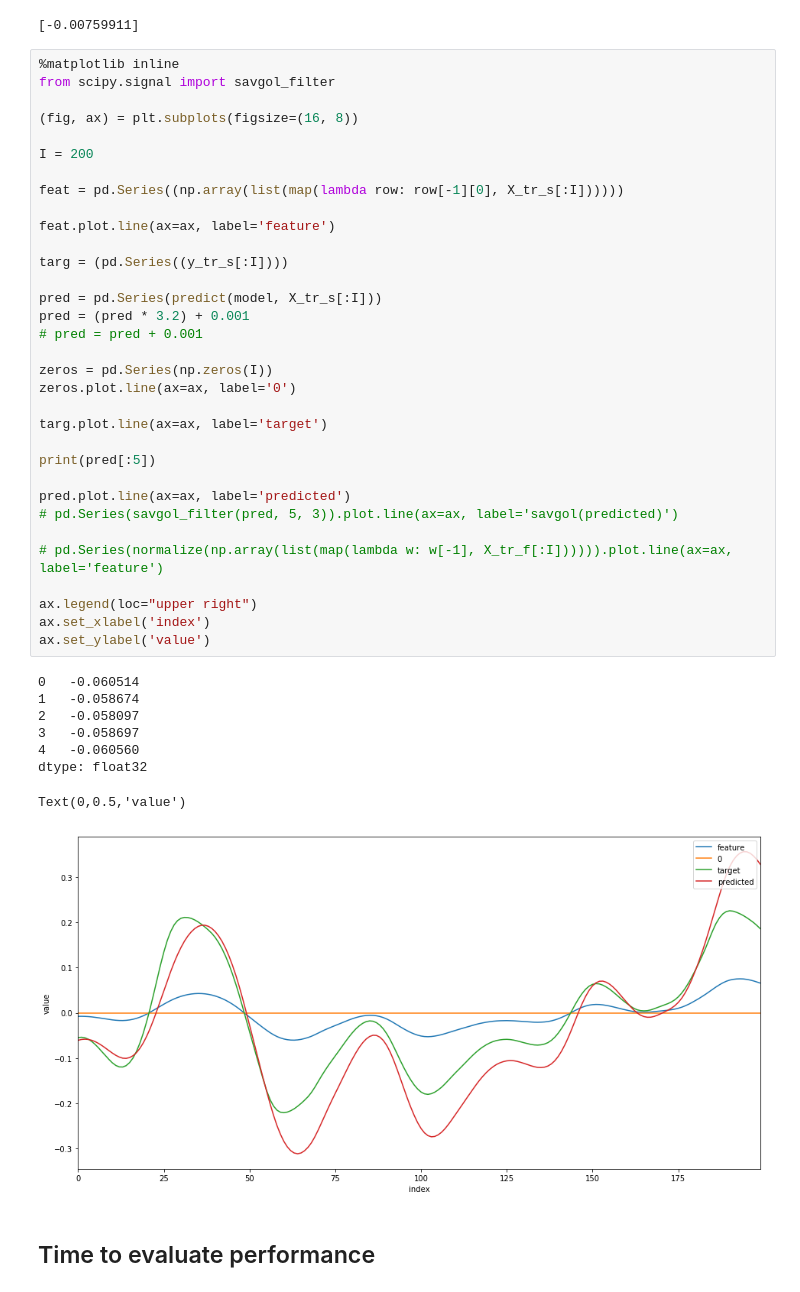
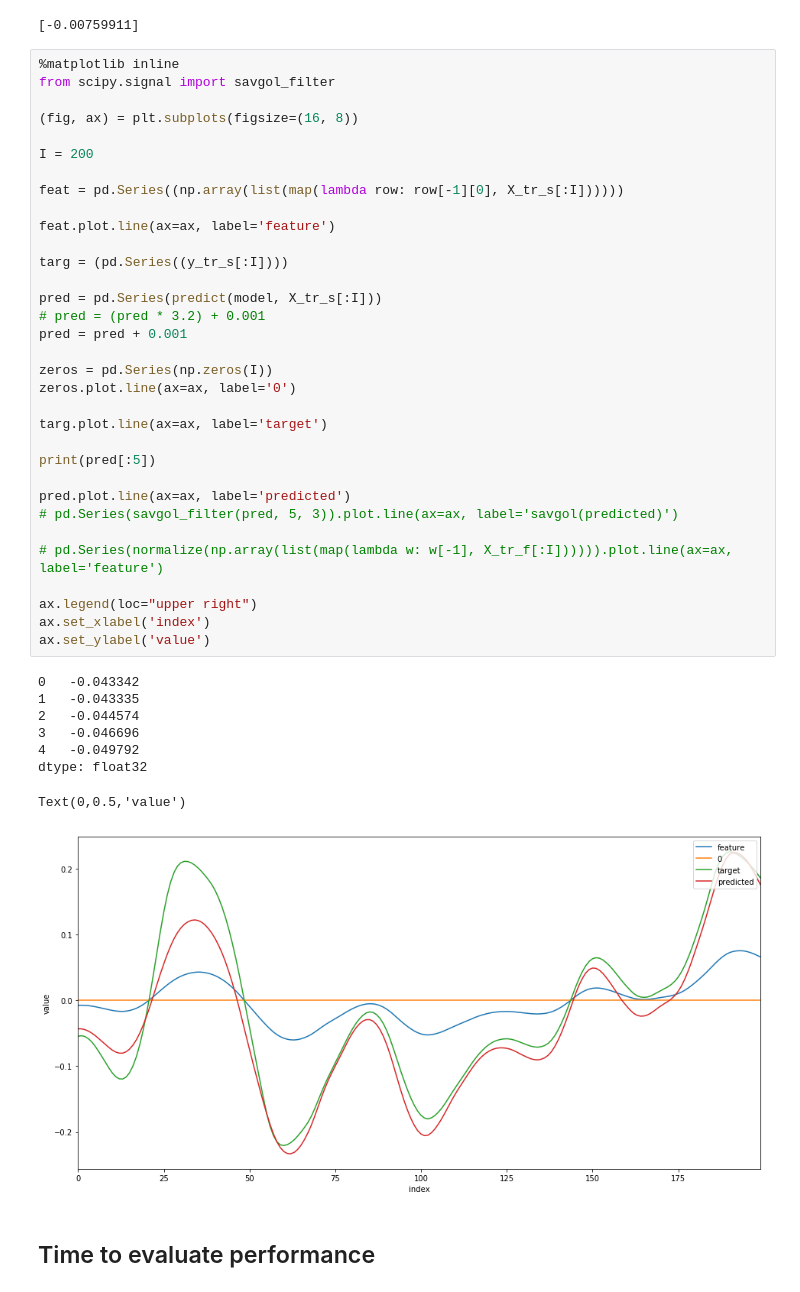
Before and after one commit to naissur/lextac-amp-modelling, a Jupyter notebook: mvp.ipynb, the cells around one changed output. Saved outputs shown, nothing was run; the diff lists cells and outputs as text.

```diff
--- a/mvp.ipynb
+++ b/mvp.ipynb
@@ -799,41 +755,41 @@ from scipy.signal import savgol_filter
 (fig, ax) = plt.subplots(figsize=(16, 8))
 
 I = 200
 
 feat = pd.Series((np.array(list(map(lambda row: row[-1][0], X_tr_s[:I])))))
 
 feat.plot.line(ax=ax, label='feature')
 
 targ = (pd.Series((y_tr_s[:I])))
 
 pred = pd.Series(predict(model, X_tr_s[:I]))
-pred = (pred * 3.2) + 0.001
-# pred = pred + 0.001
+# pred = (pred * 3.2) + 0.001
+pred = pred + 0.001
 
 zeros = pd.Series(np.zeros(I))
 zeros.plot.line(ax=ax, label='0')
 
 targ.plot.line(ax=ax, label='target')
 
 print(pred[:5])
 
 pred.plot.line(ax=ax, label='predicted')
 # pd.Series(savgol_filter(pred, 5, 3)).plot.line(ax=ax, label='savgol(predicted)')
 
 # pd.Series(normalize(np.array(list(map(lambda w: w[-1], X_tr_f[:I]))))).plot.line(ax=ax, label='feature')
 
 ax.legend(loc="upper right")
 ax.set_xlabel('index')
 ax.set_ylabel('value')
 # %% [output]
-0   -0.060514
-1   -0.058674
-2   -0.058097
-3   -0.058697
-4   -0.060560
+0   -0.043342
+1   -0.043335
+2   -0.044574
+3   -0.046696
+4   -0.049792
 dtype: float32
 Text(0,0.5,'value')
-[figure, old version]
+[figure, new version]
 # %% [markdown]
 ## Time to evaluate performance
 # %%
```
Also changed, not shown: parts of 5 cells of this notebook.
